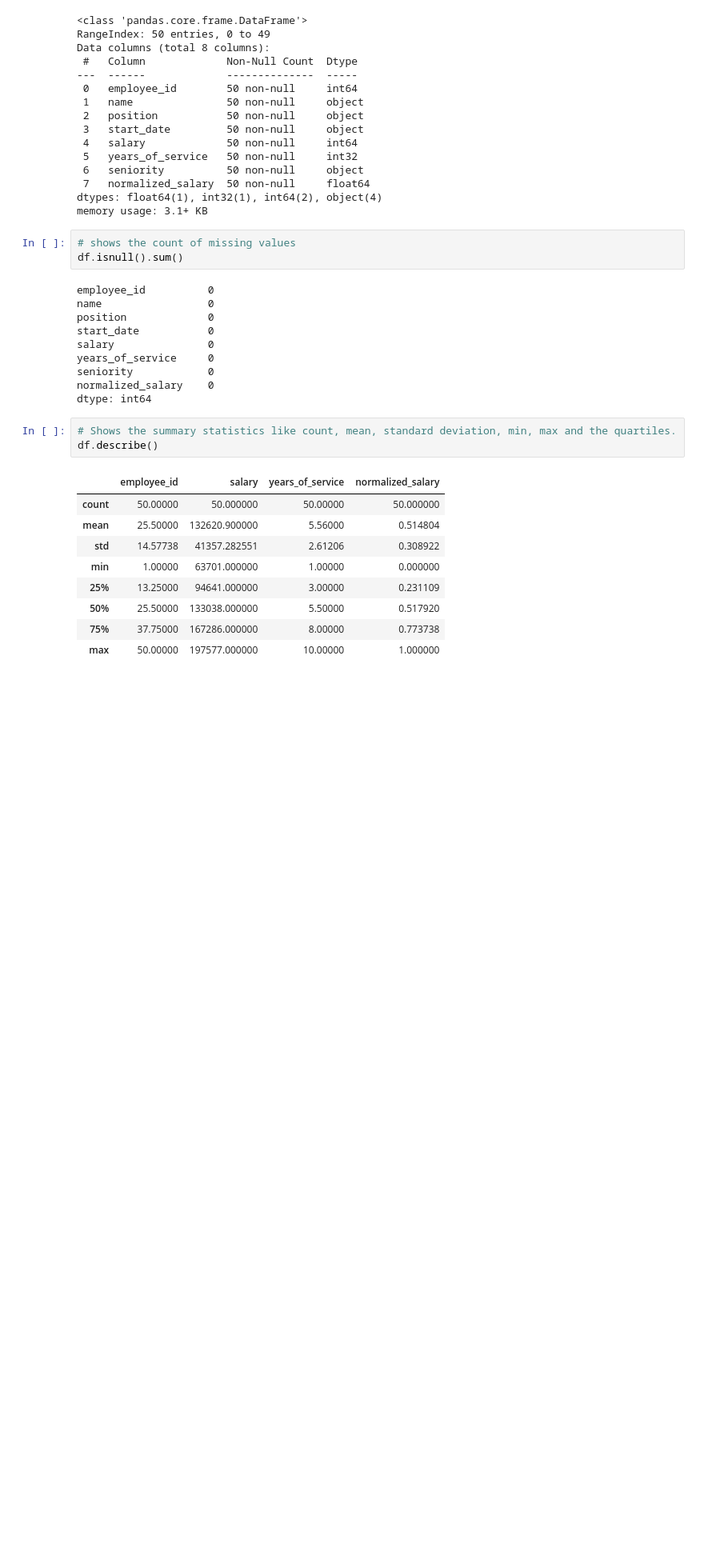
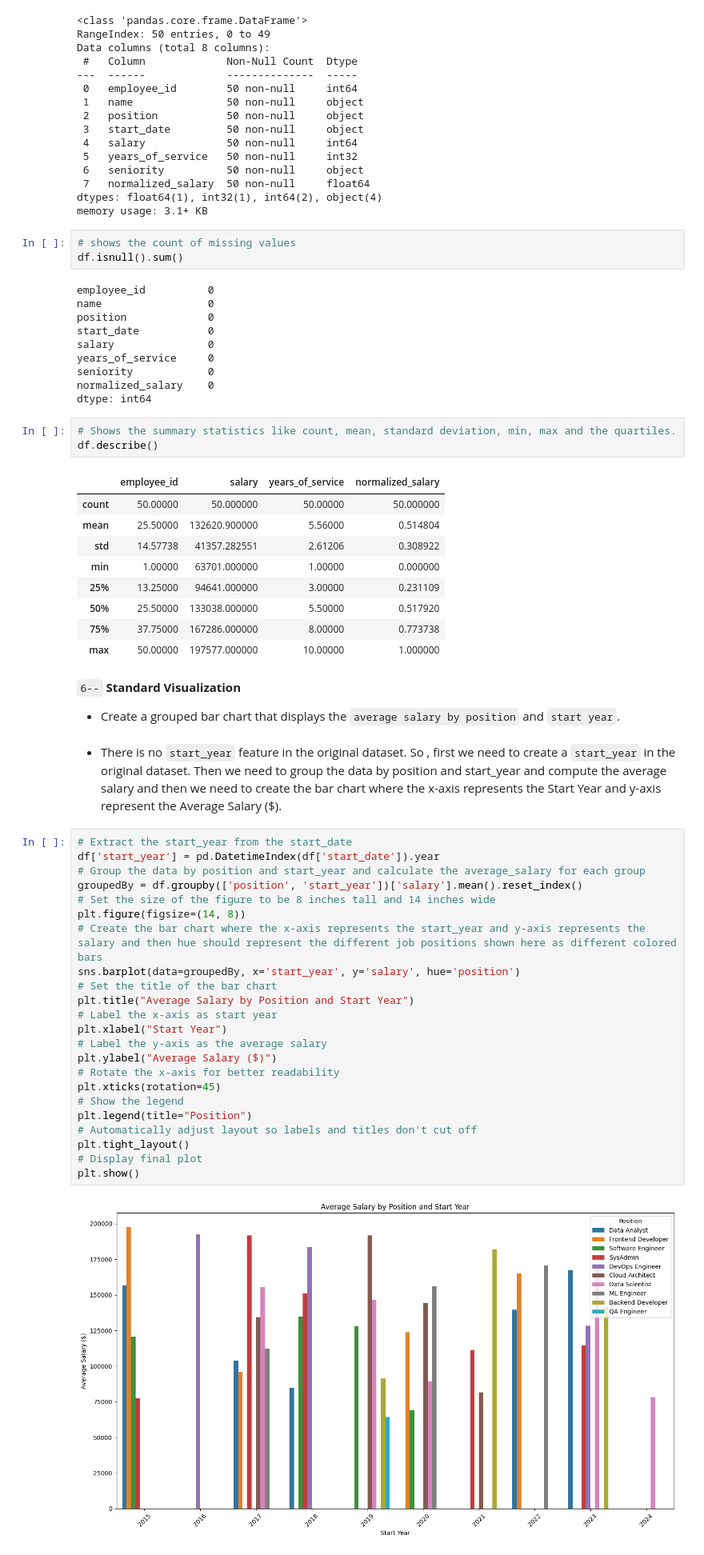
Before and after one commit to theRedeemer997/Lab3_Data-Engineering-EDA-with-Python-SQL-and-Pandas, a Jupyter notebook: labThree.ipynb, the cells around one changed output. Shown at 80% size. Drawn from its saved outputs; the diff is of its cells as text; blank space fills up the shorter version.

Commit message:
created a grouped bar chart that displays the average salary by position and start year (see sample code and screenshot from class).

```diff
--- a/labThree.ipynb
+++ b/labThree.ipynb
@@ -292,3 +297,34 @@ df.describe()
 | 50% | 25.50000 | 133038.000000 | 5.50000 | 0.517920 |
 | 75% | 37.75000 | 167286.000000 | 8.00000 | 0.773738 |
 | max | 50.00000 | 197577.000000 | 10.00000 | 1.000000 |
+# %% [markdown]
+`6--`
+**Standard Visualization**
+  - Create a grouped bar chart that displays the `average salary by position` and `start year`.
+# %% [markdown]
+- There is no `start_year` feature in the original dataset. So , first we need to create a `start_year` in the original dataset. Then we need to group the data by position and start_year and compute the average salary and then we need to create the bar chart where the x-axis represents the Start Year and y-axis represent the Average Salary ($).
+# %%
+# Extract the start_year from the start_date
+df['start_year'] = pd.DatetimeIndex(df['start_date']).year
+# Group the data by position and start_year and calculate the average_salary for each group
+groupedBy = df.groupby(['position', 'start_year'])['salary'].mean().reset_index()
+# Set the size of the figure to be 8 inches tall and 14 inches wide
+plt.figure(figsize=(14, 8))
+# Create the bar chart where the x-axis represents the start_year and y-axis represents the salary and then hue should represent the different job positions shown here as different colored bars
+sns.barplot(data=groupedBy, x='start_year', y='salary', hue='position')
+# Set the title of the bar chart
+plt.title("Average Salary by Position and Start Year")
+# Label the x-axis as start year
+plt.xlabel("Start Year")
+# Label the y-axis as the average salary
+plt.ylabel("Average Salary ($)")
+# Rotate the x-axis for better readability
+plt.xticks(rotation=45)
+# Show the legend
+plt.legend(title="Position")
+# Automatically adjust layout so labels and titles don't cut off
+plt.tight_layout()
+# Display final plot
+plt.show()
+# %% [output]
+[figure, added]
```
Also changed, not shown: parts of 3 cells of this notebook.
